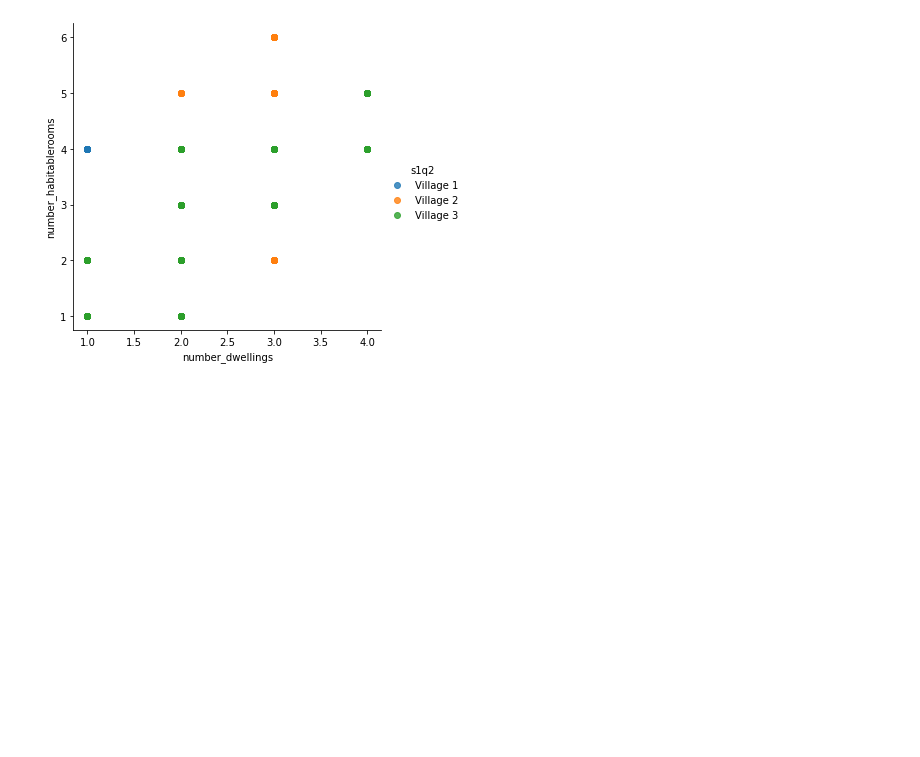
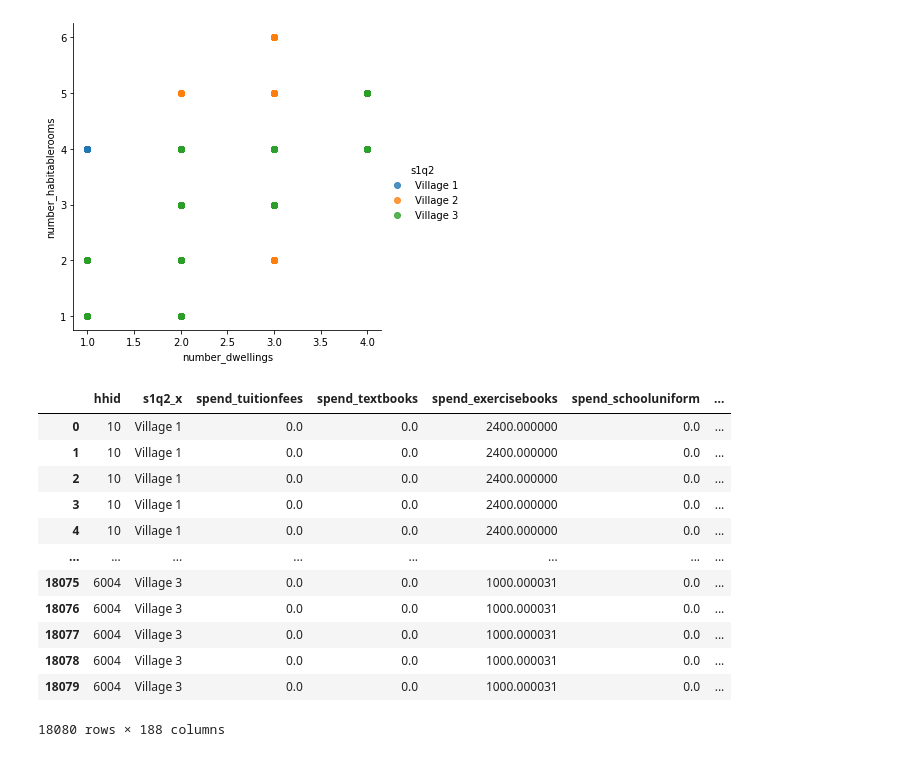
Before and after one commit to Colleen-ODonnell/KenyaPovertyTargetingModel, a Jupyter notebook: 2progs/DescriptiveStatistics.ipynb, the cells around one changed output. Cells and saved outputs as stored; diff of their text form; code cells hidden in the pictures; blank space fills up the shorter version.

```diff
--- a/2progs/DescriptiveStatistics.ipynb
+++ b/2progs/DescriptiveStatistics.ipynb
@@ -473,0 +599,31 @@ MergedDatasetsRenamed
+# %%
+#Creating Dummy Variables for HH
+Dummies= pd.get_dummies(MergedDatasetsRenamed, columns=["own_radio",
+                          "own_television", "drinkingwater_insufficientquanities", "own_satelitedish", "own_smartphone",
+                          "own_refrigerator",  "own_table", "own_bed", "own_mattress",
+                         "own_mosquitonet", "own_fan", "own_bicycle", "own_motorcycle",
+                        "own_car", "own_generator", "own_solarpanels", "own_kerosenestove",
+                          "own_charcoaljiko", "own_wheelbarrow","own_ironfencing",
+                          "own_farmanimals","relatives_abroad","relatives_outsidekenya",
+                          "own_bankaccount","borrowedfrom_sources12mo", "borrowedfrom_bank12mo",
+                          "borrowedfrom_community", "borrowedfrom_familyorfriends12mo", "remittances_abroad",
+                         "purchased_insurance", "childunder5_death5yrs", "sellhhgoods_lackfood",
+                           "healthandeduc_reduction",  "sellassets_lackfood",  "spendsavings:lackfood",
+                          "borrowmoneyfood_lackfood", "sellhouseland_lackfood", "withdrawchildrenschool_lackfood",
+                         "sellanimals:lackfood", "sellfemaleanimal_last", "beg_lackfood", "payrent_dwelling",
+                        "hh_purchasedfood7d", 'foodwasfree'])
+Dummies
+# %% [output]
+|  | hhid | s1q2_x | spend_tuitionfees | spend_textbooks | spend_exercisebooks | spend_schooluniform | ... |
+| 0 | 10 | Village 1 | 0.0 | 0.0 | 2400.000000 | 0.0 | ... |
+| 1 | 10 | Village 1 | 0.0 | 0.0 | 2400.000000 | 0.0 | ... |
+| 2 | 10 | Village 1 | 0.0 | 0.0 | 2400.000000 | 0.0 | ... |
+| 3 | 10 | Village 1 | 0.0 | 0.0 | 2400.000000 | 0.0 | ... |
+| 4 | 10 | Village 1 | 0.0 | 0.0 | 2400.000000 | 0.0 | ... |
+| ... | ... | ... | ... | ... | ... | ... | ... |
+| 18075 | 6004 | Village 3 | 0.0 | 0.0 | 1000.000031 | 0.0 | ... |
+| 18076 | 6004 | Village 3 | 0.0 | 0.0 | 1000.000031 | 0.0 | ... |
+| 18077 | 6004 | Village 3 | 0.0 | 0.0 | 1000.000031 | 0.0 | ... |
+| 18078 | 6004 | Village 3 | 0.0 | 0.0 | 1000.000031 | 0.0 | ... |
+| 18079 | 6004 | Village 3 | 0.0 | 0.0 | 1000.000031 | 0.0 | ... |
+18080 rows × 188 columns
```
Also changed, not shown: parts of 23 cells of this notebook, 11 other files.
